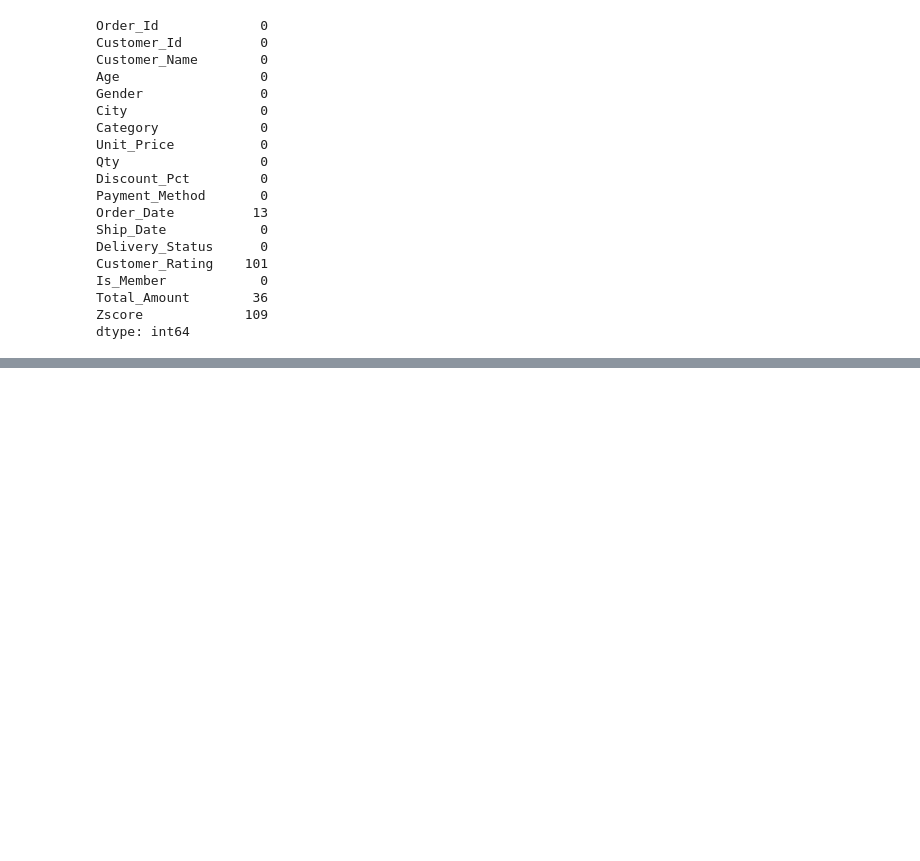
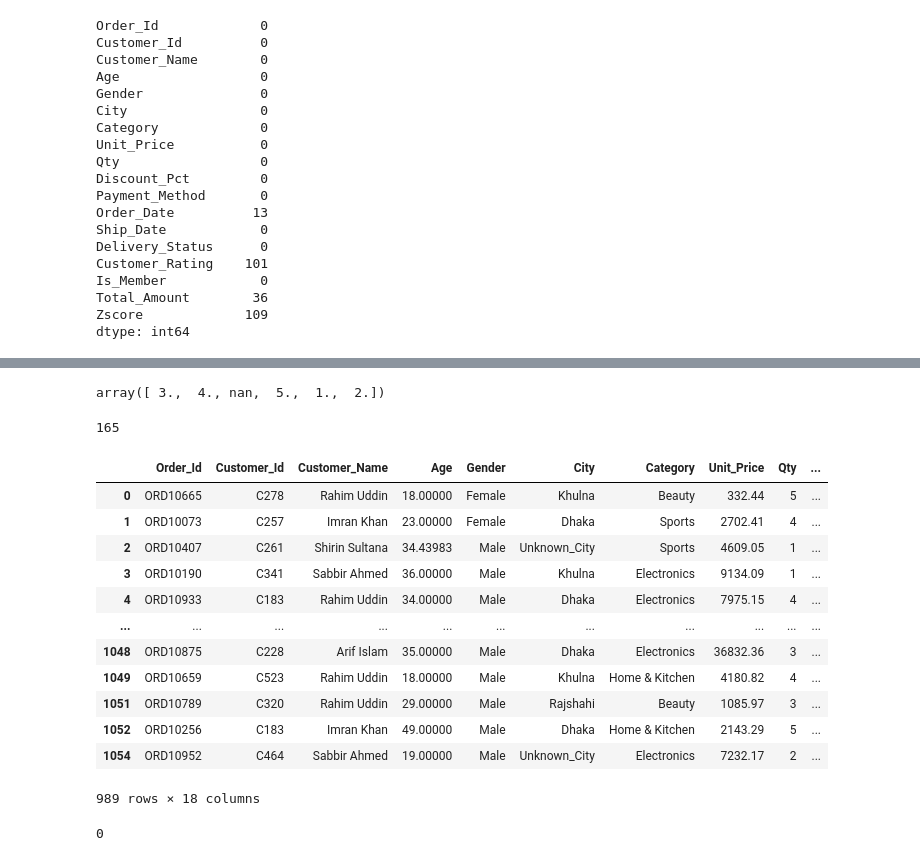
Before and after one commit to mdgolamrabbi22/Pandas, a Jupyter notebook: Project/E-Commerce Data/Data_Cleaning.ipynb, the cells around one changed output, grey strips where cells are left out. Saved outputs shown, nothing was run; the diff lists cells and outputs as text; code cells hidden in the pictures; blank space fills up the shorter version.

```diff
--- a/Project/E-Commerce Data/Data_Cleaning.ipynb
+++ b/Project/E-Commerce Data/Data_Cleaning.ipynb
@@ -332,0 +359,3 @@ Name: Order_Date, dtype: str
+# %%
+df["Order_Date"] = pd.to_datetime(df["Order_Date"], errors="coerce").dt.normalize()
+df["Order_Date"].isnull().sum()
@@ -332,0 +364,11 @@ Name: Order_Date, dtype: str
+# %%
+s = df['Ship_Date'].astype(str).str.strip()
+s = s.replace({'?': np.nan, 'missing': np.nan, 'nan': np.nan})
+
+d1 = pd.to_datetime(s, format='%d/%m/%Y', errors='coerce')    # slash
+d2 = pd.to_datetime(s, format='%m-%d-%Y', errors='coerce')    # dash
+d3 = pd.to_datetime(s, format='%Y-%m-%d', errors='coerce')    # 2025-03-14
+d4 = pd.to_datetime(s, format='%d %b %Y', errors='coerce')    # 22 Jan 2025
+d5 = pd.to_datetime(s, format='%B %d, %Y', errors='coerce')   # January 03, 2024
+
+df['Ship_Date'] = d1.fillna(d2).fillna(d3).fillna(d4).fillna(d5)
@@ -332,0 +397,32 @@ Name: Order_Date, dtype: str
+# %%
+df['Customer_Rating'] = pd.to_numeric(df['Customer_Rating'], errors='coerce')
+df.loc[~df['Customer_Rating'].between(1, 5), 'Customer_Rating'] = np.nan
+df["Customer_Rating"].unique()
+# %% [output]
+array([ 3.,  4., nan,  5.,  1.,  2.])
+# %%
+df.loc[df["Customer_Rating"] % 1 != 0, "Customer_Rating"] = np.nan
+df["Customer_Rating"].isna().sum()
+# %% [output]
+165
+# %%
+df.drop_duplicates()
+# %% [output]
+|  | Order_Id | Customer_Id | Customer_Name | Age | Gender | City | Category | Unit_Price | Qty | ... |
+| 0 | ORD10665 | C278 | Rahim Uddin | 18.00000 | Female | Khulna | Beauty | 332.44 | 5 | ... |
+| 1 | ORD10073 | C257 | Imran Khan | 23.00000 | Female | Dhaka | Sports | 2702.41 | 4 | ... |
+| 2 | ORD10407 | C261 | Shirin Sultana | 34.43983 | Male | Unknown_City | Sports | 4609.05 | 1 | ... |
+| 3 | ORD10190 | C341 | Sabbir Ahmed | 36.00000 | Male | Khulna | Electronics | 9134.09 | 1 | ... |
+| 4 | ORD10933 | C183 | Rahim Uddin | 34.00000 | Male | Dhaka | Electronics | 7975.15 | 4 | ... |
+| ... | ... | ... | ... | ... | ... | ... | ... | ... | ... | ... |
+| 1048 | ORD10875 | C228 | Arif Islam | 35.00000 | Male | Dhaka | Electronics | 36832.36 | 3 | ... |
+| 1049 | ORD10659 | C523 | Rahim Uddin | 18.00000 | Male | Khulna | Home & Kitchen | 4180.82 | 4 | ... |
+| 1051 | ORD10789 | C320 | Rahim Uddin | 29.00000 | Male | Rajshahi | Beauty | 1085.97 | 3 | ... |
+| 1052 | ORD10256 | C183 | Imran Khan | 49.00000 | Male | Dhaka | Home & Kitchen | 2143.29 | 5 | ... |
+| 1054 | ORD10952 | C464 | Sabbir Ahmed | 19.00000 | Male | Unknown_City | Electronics | 7232.17 | 2 | ... |
+989 rows × 18 columns
+# %%
+df = df.dropna(subset=['Total_Amount'])
+print(df['Total_Amount'].isna().sum())
+# %% [output]
+0
```
Also changed, not shown: parts of 22 cells of this notebook, 2 other files.
